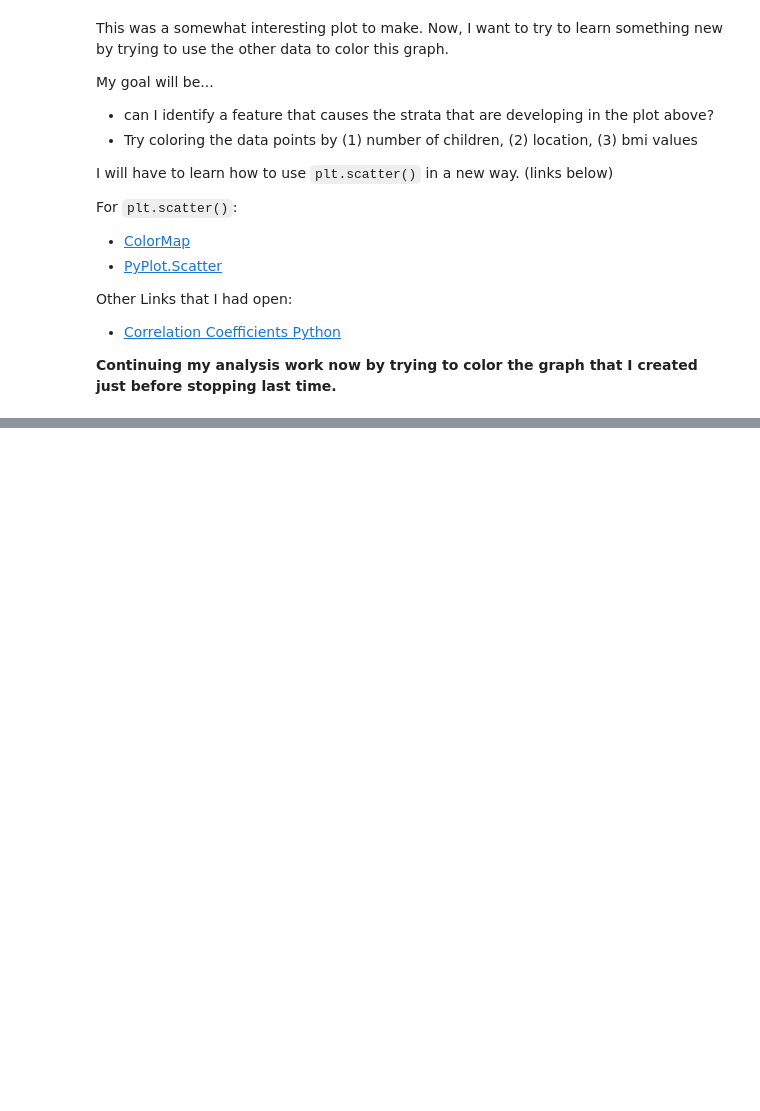
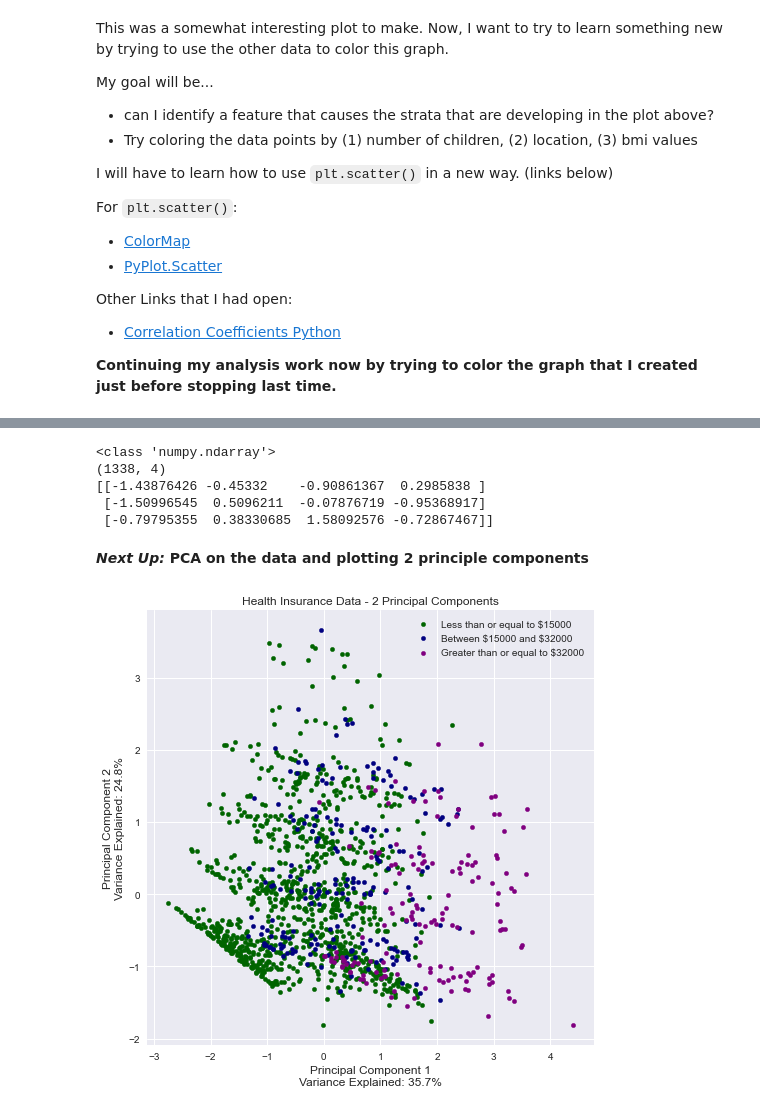
Before and after one commit to pdvnny/Codecademy-DataScientist, a Jupyter notebook: PythonFundamentals/PortfolioProject-Prompt-USMedicalInsurance/US_Medical_Insurance_Project.ipynb, the cells around one changed output, grey strips where cells are left out. Cells and saved outputs as stored; diff of their text form; code cells hidden in the pictures; blank space fills up the shorter version.

```diff
--- a/PythonFundamentals/PortfolioProject-Prompt-USMedicalInsurance/US_Medical_Insurance_Project.ipynb
+++ b/PythonFundamentals/PortfolioProject-Prompt-USMedicalInsurance/US_Medical_Insurance_Project.ipynb
@@ -404,0 +426,11 @@ Next Up: I still wanted to investigate how I can use PCA.
+# %%
+client_data = np.array([ages,bmi,children,charges])
+# print(client_data[:3,:])
+print("Shape of client_data numpy array: ", client_data.shape)
+
+# data_df = pd.DataFrame(data=client_data, columns=[ages,bmi,children,charges])
+data_df = pd.DataFrame(np.array([ages,bmi,children,charges]).T,
+                                   columns=["ages","bmi","children","charges"])
+
+# print(data_df.loc[1,:])
+# data_df.describe()
@@ -404,0 +441,69 @@ Next Up: I still wanted to investigate how I can use PCA.
+# %%
+#REMINDER: sklearn.preprocessing is imported as pp
+
+transformed_X = pp.StandardScaler().fit_transform(data_df.values)
+
+# Preview
+print(type(transformed_X))
+print(transformed_X.shape)
+print(transformed_X[:3,:])
+# %% [output]
+<class 'numpy.ndarray'>
+(1338, 4)
+[[-1.43876426 -0.45332    -0.90861367  0.2985838 ]
+ [-1.50996545  0.5096211  -0.07876719 -0.95368917]
+ [-0.79795355  0.38330685  1.58092576 -0.72867467]]
+# %% [markdown]
+__*Next Up:* PCA on the data and plotting 2 principle components__
+# %%
+# PCA STEPS IN EXPLANATION
+# pca = PCA(n_components=2)
+# principalComponents = pca.fit_transform(x)
+
+# I'm going to combine the two steps
+pca = PCA(n_components=2)
+principalComponents = pca.fit_transform(transformed_X)
+principal_df = pd.DataFrame(data=principalComponents, columns=["principal component 1",
+                                                               "principal component 2"])
+
+variance_explained = pca.explained_variance_ratio_
+
+# REMINDER: charges_s --> a pandas Series created earlier
+charges_df = charges_s.to_frame()
+charges_2 = []
+for charge in charges_s:
+    if (charge <= 15000):
+        charges_2.append(0)
+    elif (charge > 15000 and charge < 32000):
+        charges_2.append(1)
+    else:
+        charges_2.append(2)
+charges_np = np.array(charges_2)
+
+fig = plt.figure(figsize=(8,8))
+ax = fig.add_subplot(1,1,1)
+ax.set_xlabel(f"Principal Component 1\nVariance Explained: {variance_explained[0]:.1%}", fontsize=12)
+ax.set_ylabel(f"Principal Component 2\nVariance Explained: {variance_explained[1]:.1%}", fontsize=12)
+ax.set_title("Health Insurance Data - 2 Principal Components")
+
+labels = ["Less than or equal to $15000", "Between \$15000 and \$32000", "Greater than or equal to $32000"]
+
+for color in enumerate(['#006400','#000080','#800080']):
+    if (color[0]==0):
+        indicesPlot = (charges_np == 0)
+    elif (color[0]==1):
+        indicesPlot = (charges_np == 1)
+    else:
+        indicesPlot = (charges_np == 2)
+
+    # print(type(indicesPlot),"\n",indicesPlot.describe(),indicesPlot.shape,"\n","\n",indicesPlot.iloc[:4])
+    # print(indicesPlot.loc[:4,"charges"])
+
+    ax.scatter(principal_df.loc[indicesPlot, "principal component 1"],
+               principal_df.loc[indicesPlot, "principal component 2"], c = color[1], s=20)
+
+    ax.legend(labels)
+    #ax.grid()
+    plt.savefig("PCAonHealthInsuranceData.png")
+# %% [output]
+[figure, added]
```
Also changed, not shown: parts of 9 cells of this notebook, 6 other files.
